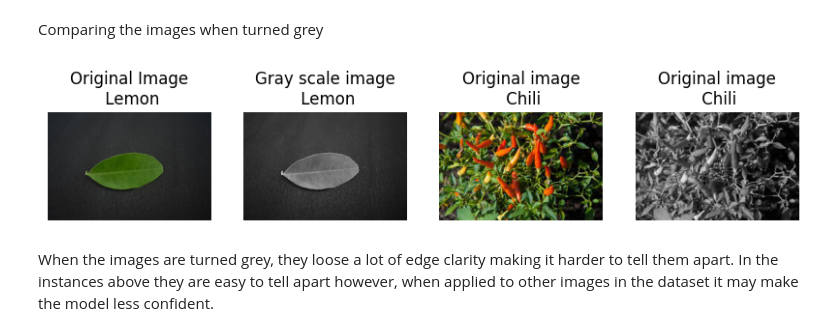
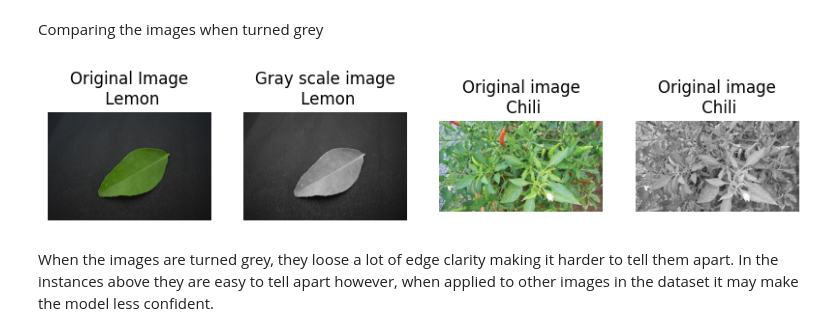
Before and after one commit to AlexanderZ101/ST1_Capstone_u3244749, a Jupyter notebook: ST1_capstone.ipynb, the cells around one changed output. Saved outputs shown, nothing was run; the diff lists cells and outputs as text; code cells hidden in the pictures.

```diff
--- a/ST1_capstone.ipynb
+++ b/ST1_capstone.ipynb
@@ -102,31 +123,31 @@ When geometrically manipulated, the images do not look dissimlar from the origin
 # %% [markdown]
 Comparing the images when turned grey
 # %%
-img_path_1 = '/content/drive/MyDrive/ST1_Capstone/Lemon__healthy/0010_0001.JPG'
-img_path_2 = '/content/drive/MyDrive/ST1_Capstone/Chili__healthy/Cabai_sehat005.jpg'
+img_path_1 = '/content/gdrive/MyDrive/ST1_Capstone/Lemon__healthy/0010_0017.JPG'
+img_path_2 = '/content/gdrive/MyDrive/ST1_Capstone/Chili__healthy/Cabai_sehat001.jpg'
 img_1 = cv2.imread(img_path_1)
 img_2 = cv2.imread(img_path_2)
 
 fig, (ax1, ax2, ax3,ax4) = plt.subplots(1, 4, figsize=(10, 10))
 
 ax1.imshow(cv2.cvtColor(img_1, cv2.COLOR_BGR2RGB))
 ax1.set_title('Original Image\n Lemon')
 ax1.set_axis_off()
 
 ax2.imshow(skic.rgb2gray(cv2.cvtColor(img_1, cv2.COLOR_BGR2RGB)), cmap ='gray')
 ax2.set_title('Gray scale image\n Lemon')
 ax2.set_axis_off()
 
 ax3.imshow(cv2.cvtColor(img_2, cv2.COLOR_BGR2RGB))
 ax3.set_title('Original image\n Chili')
 ax3.set_axis_off()
 
 
 ax4.imshow(skic.rgb2gray(cv2.cvtColor(img_2, cv2.COLOR_BGR2RGB)),cmap = 'gray')
 ax4.set_title('Original image\n Chili')
 ax4.set_axis_off()
 # %% [output]
-[figure, old version]
+[figure, new version]
 # %% [markdown]
 When the images are turned grey, they loose a lot of edge clarity making it harder to tell them apart. In the instances above they are easy to tell apart however, when applied to other images in the dataset it may make the model less confident.
 # %% [markdown]
```
Also changed, not shown: parts of 8 cells of this notebook.
